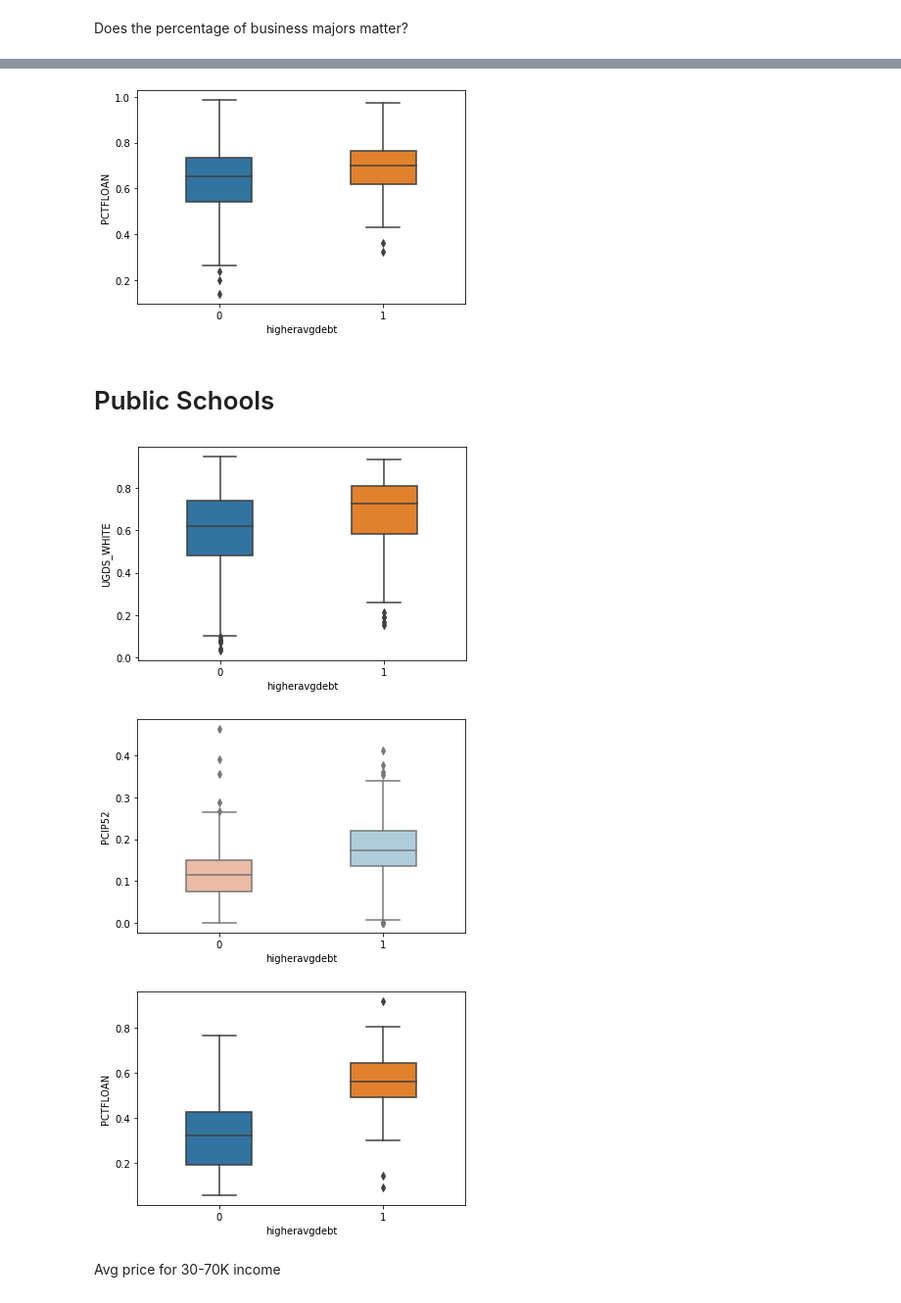
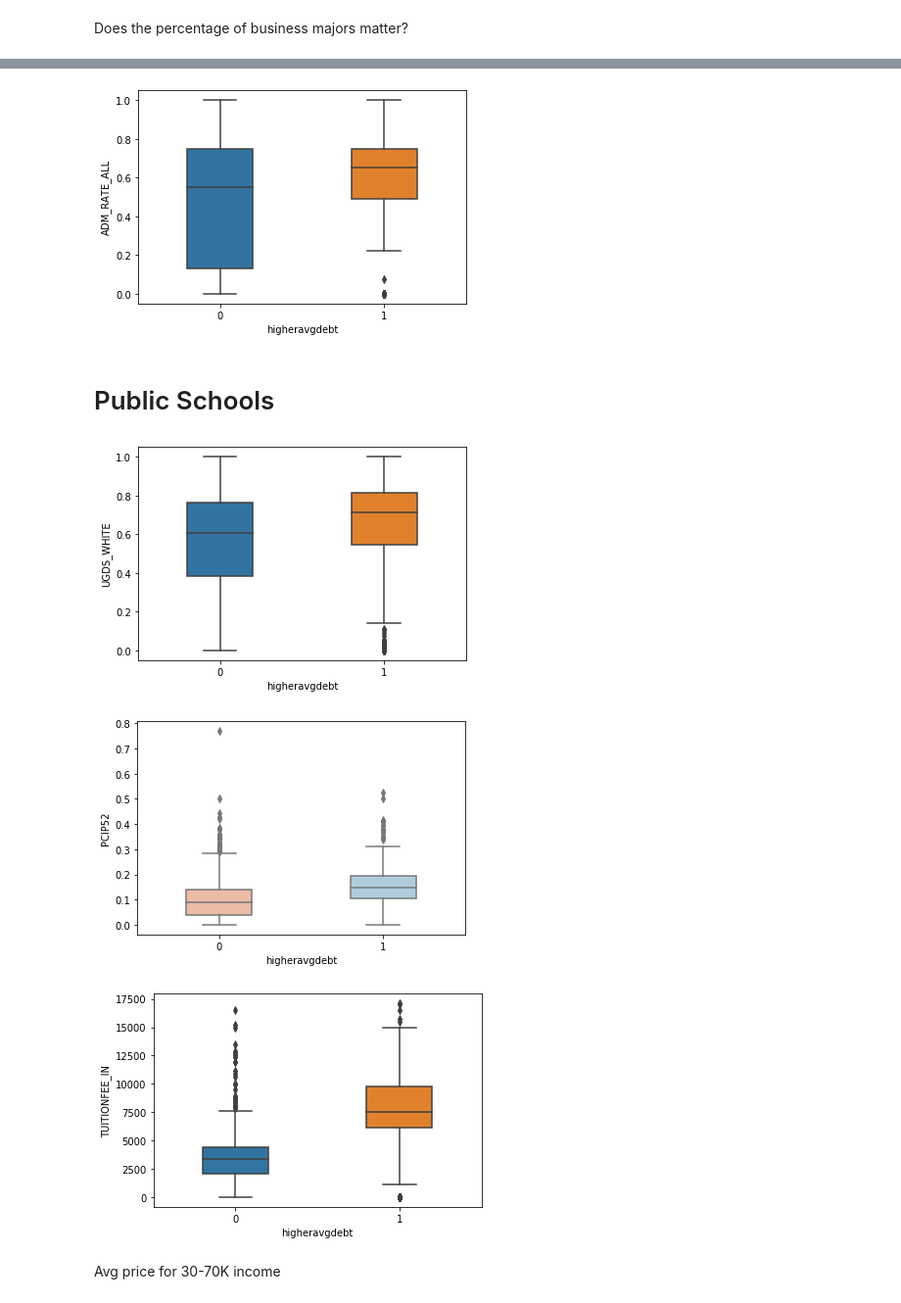
Before and after one commit to Data-Science-Business-Analytics/data-science-business-analytics-final-project, a Jupyter notebook: 01-b-box-plots.ipynb, the cells around one changed output, grey strips where cells are left out. Shown at 98% size. Cells and saved outputs as stored; diff of their text form; code cells hidden in the pictures.

```diff
--- a/01-b-box-plots.ipynb
+++ b/01-b-box-plots.ipynb
@@ -19,9 +19,13 @@ display(HTML("<style>.container { width:96% !important; }</style>"))
 pd.set_option('display.max_columns', None)
 # %%
 # TODO - Update path to files
-datadir= '/Users/ajmarino/Downloads/drive-download-20191215T203420Z-001'
+datadir='../dev/project/CollegeScorecard_Raw_Data'
+
+# TODO set features_dir
+features_dir = './data'
 # %%
 # import collegedatalib
 import collegedatahelper
 # %%
-data_dict = collegedatahelper.create_data_dict(datadir)
+%%time
+data_dict = collegedatahelper.create_data_dict(datadir, features_dir)
@@ -28,2 +35,4 @@ data_dict = collegedatahelper.create_data_dict(datadir)
 # %%
 df = data_dict['2012_13']
+df_13 = data_dict['2013_14']
+df_new = data_dict['2017_18']
@@ -36,6 +41,6 @@ print(type(df))
 # 1 - Public
 # 2 - Private non-profit
 # 3 - Private for-profit
-df_pub = collegedatahelper.clean_df(df.loc[df['CONTROL'] == 1])
-df_priv = collegedatahelper.clean_df(df.loc[df['CONTROL'] == 2])
-df_priv_profit = collegedatahelper.clean_df(df.loc[df['CONTROL'] == 3])
+df_pub = df_13['public']
+df_priv = df_13['private']
+df_priv_profit = df_13['private_for_profit']
@@ -106,25 +108,25 @@ plt.show()
 # %%
-sns.boxplot("higheravgdebt", "PCTFLOAN", width=0.4, data=df_priv)
+sns.boxplot("higheravgdebt", "ADM_RATE_ALL", width=0.4, data=df_priv)
 plt.show()
 # %% [output]
-[figure, old version]
+[figure, new version]
 # %% [markdown]
 # Public Schools
 # %%
 sns.boxplot("higheravgdebt", "UGDS_WHITE", width=0.4, data=df_pub)
 plt.show()
 # %% [output]
-[figure, old version]
+[figure, new version]
 # %%
 sns.boxplot("higheravgdebt", "PCIP52", width=0.4, data=df_pub, palette='RdBu')
 plt.show()
 # %% [output]
-[figure, old version]
+[figure, new version]
 # %%
-sns.boxplot("higheravgdebt", "PCTFLOAN", width=0.4, data=df_pub)
+sns.boxplot("higheravgdebt", "TUITIONFEE_IN", width=0.4, data=df_pub)
 plt.show()
 # %% [output]
-[figure, old version]
+[figure, new version]
 # %% [markdown]
 Avg price for 30-70K income
 # %%
```
Also changed, not shown: parts of 17 cells of this notebook, 2 other files.
